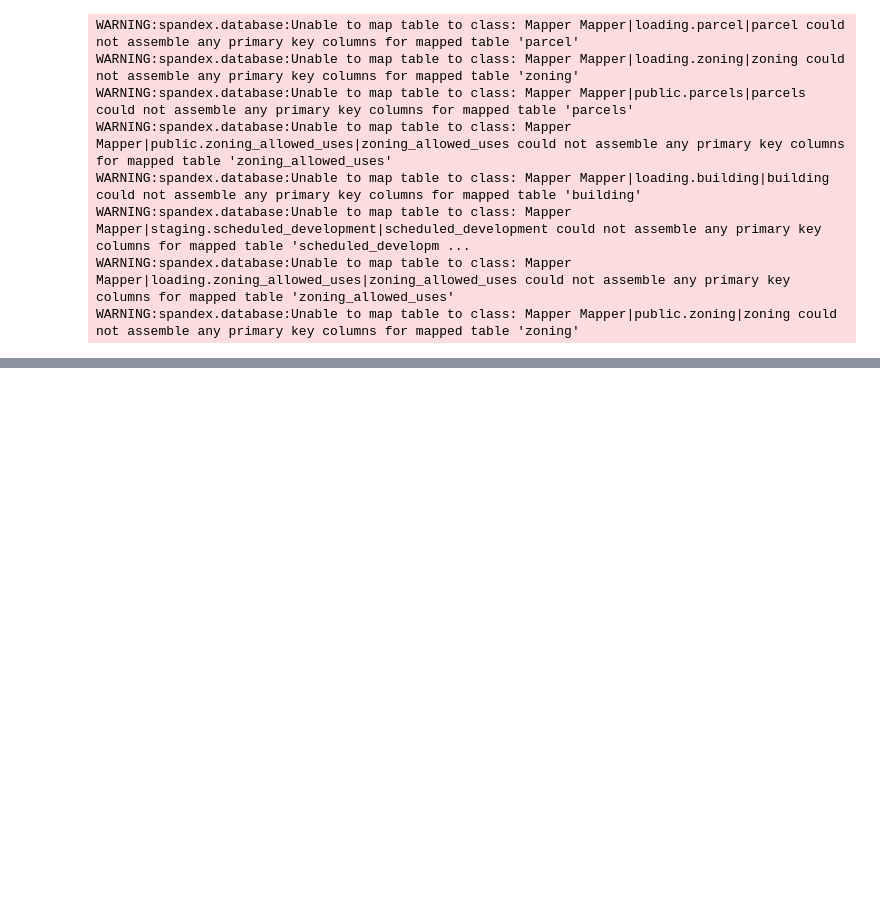
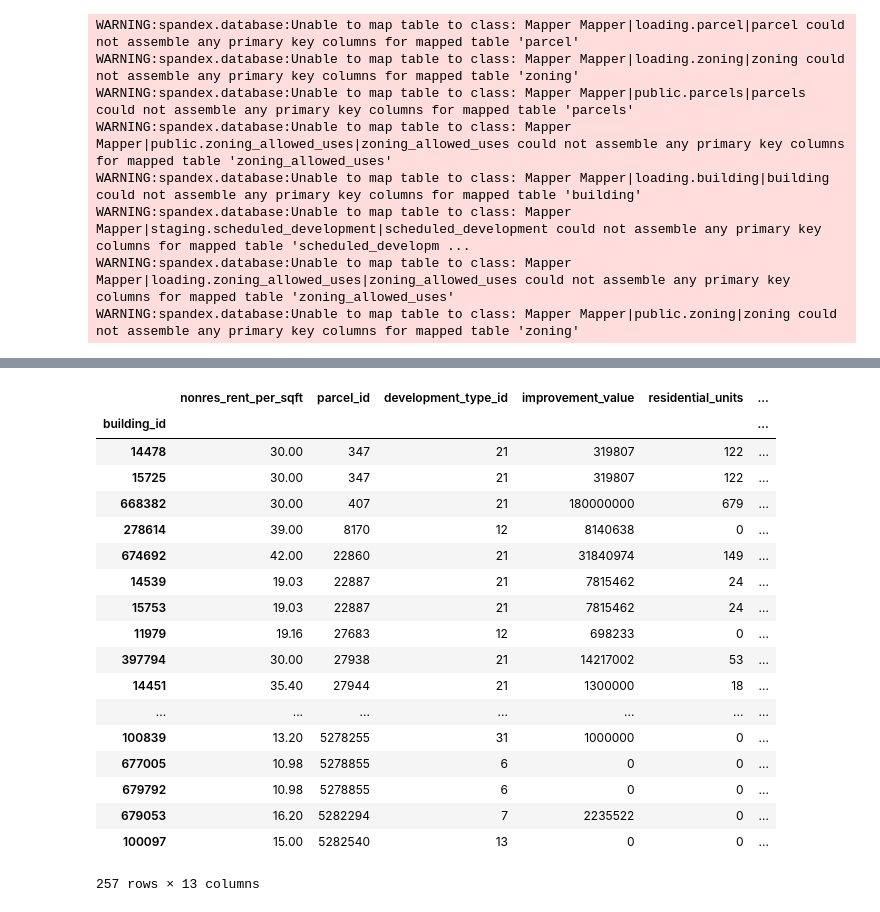
Before and after one commit to UDST/sandag_urbansim, a Jupyter notebook: notebooks/process.ipynb, the cells around one changed output, grey strips where cells are left out. Drawn from its saved outputs; the diff is of its cells as text; code cells hidden in the pictures; blank space fills up the shorter version.

Commit message:
nonresidential price model estimation with pecas price sensitivity

```diff
--- a/notebooks/process.ipynb
+++ b/notebooks/process.ipynb
@@ -167,0 +176,61 @@ WARNING:spandex.database:Unable to map table to class: Mapper Mapper|public.zoni
+# %%
+parcels = db_to_df('select * from public.parcels;')
+parcels = parcels.set_index('parcel_id')
+
+buildings = db_to_df('select * from staging.buildings;')
+#Add mgra_id and block_id to the buildings table for demand agent allocation purposes
+##We lose 2 buildings in this merge-  2 buildings have invalid parcel_ids
+buildings = pd.merge(buildings, parcels[['mgra_id', 'block_geoid']], left_on = 'parcel_id', right_index = True)
+buildings = buildings.rename(columns = {'bid':'building_id', 'dev_typeid':'development_type_id', 'imprvvalue':'improvement_value',
+                                        'res_unit':'residential_units', 'nonressqft':'non_residential_sqft', 'ressqft':'residential_sqft',
+                                        'year_build':'year_built', 'block_geoid':'block_id'})
+buildings = buildings.set_index('building_id')
+del buildings['gid']
+del buildings['objectid']
+del buildings['shape_leng']
+del buildings['shape_ar_1']
+del buildings['price_per_']
+del buildings['geom']
+buildings.block_id = buildings.block_id.astype('int64')
+buildings['job_spaces'] = np.round(buildings.non_residential_sqft/200).astype('int')
+
+
+# Costar nonresidential rent
+costar = db_to_df('select * from staging.costar2012')
+
+costar = costar[['property_id', 'rentable_building_area', 'number_of_stories','year_built', 'property_type', 'secondary_type', 'average_weighted_rent', 'parcelid' ]]
+
+# for tex_col in ['property_type', 'secondary_type']:
+#        costar[tex_col] = costar[tex_col].fillna(' ')
+#        costar[tex_col] = costar[tex_col].str.encode('utf-8')
+
+costar.index.name = 'idx'
+
+costar = costar.rename(columns = {'property_id':'building_id', 'rentable_building_area':'non_residential_sqft',
+                                  'average_weighted_rent':'nonres_rent_per_sqft','number_of_stories':'stories', 'parcelid':'parcel_id'})
+
+costar_estimation = costar[costar.nonres_rent_per_sqft > 0]
+costar_estimation = pd.DataFrame(costar_estimation.groupby('parcel_id').nonres_rent_per_sqft.mean())
+costar_joined = pd.merge(costar_estimation, buildings, left_index = True, right_on = 'parcel_id')
+# %%
+costar_joined[~costar_joined.development_type_id.isin([2,5,4])]
+# %% [output]
+|  | nonres_rent_per_sqft | parcel_id | development_type_id | improvement_value | residential_units | ... |
+| building_id |  |  |  |  |  | ... |
+| 14478 | 30.00 | 347 | 21 | 319807 | 122 | ... |
+| 15725 | 30.00 | 347 | 21 | 319807 | 122 | ... |
+| 668382 | 30.00 | 407 | 21 | 180000000 | 679 | ... |
+| 278614 | 39.00 | 8170 | 12 | 8140638 | 0 | ... |
+| 674692 | 42.00 | 22860 | 21 | 31840974 | 149 | ... |
+| 14539 | 19.03 | 22887 | 21 | 7815462 | 24 | ... |
+| 15753 | 19.03 | 22887 | 21 | 7815462 | 24 | ... |
+| 11979 | 19.16 | 27683 | 12 | 698233 | 0 | ... |
+| 397794 | 30.00 | 27938 | 21 | 14217002 | 53 | ... |
+| 14451 | 35.40 | 27944 | 21 | 1300000 | 18 | ... |
+| ... | ... | ... | ... | ... | ... | ... |
+| 100839 | 13.20 | 5278255 | 31 | 1000000 | 0 | ... |
+| 677005 | 10.98 | 5278855 | 6 | 0 | 0 | ... |
+| 679792 | 10.98 | 5278855 | 6 | 0 | 0 | ... |
+| 679053 | 16.20 | 5282294 | 7 | 2235522 | 0 | ... |
+| 100097 | 15.00 | 5282540 | 13 | 0 | 0 | ... |
+257 rows × 13 columns
```
Also changed, not shown: parts of 3 cells of this notebook, 12 other files.
